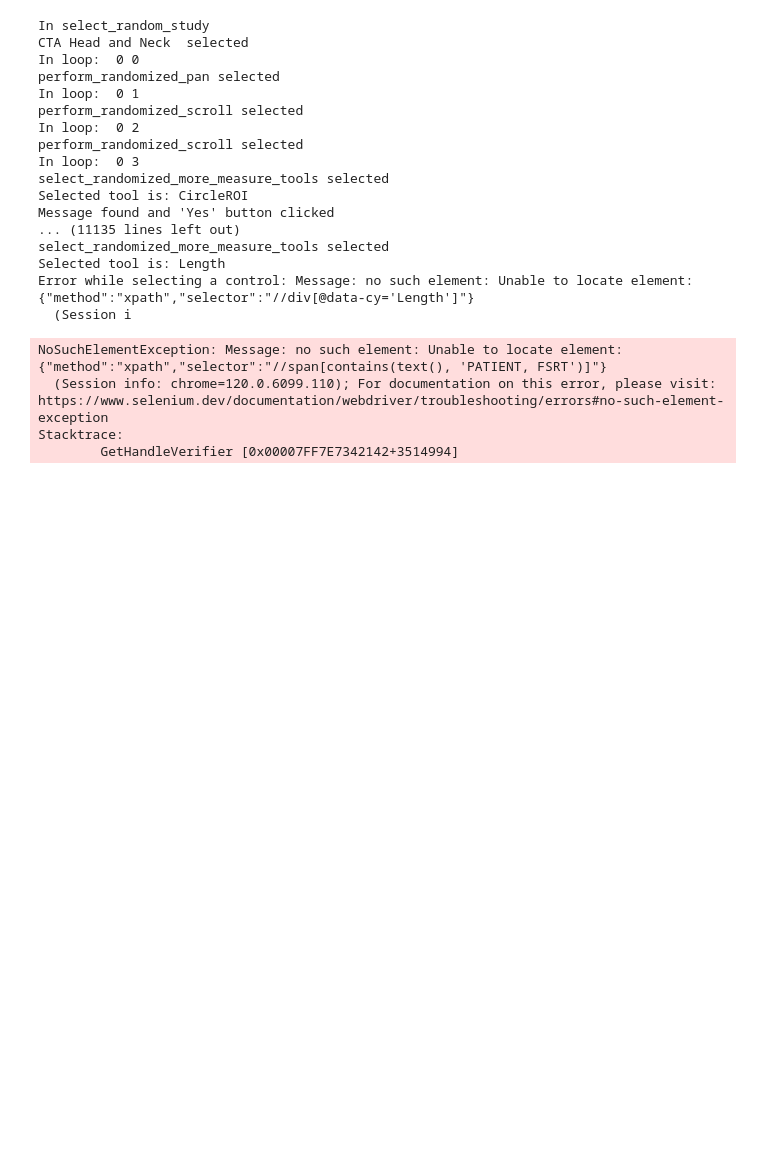
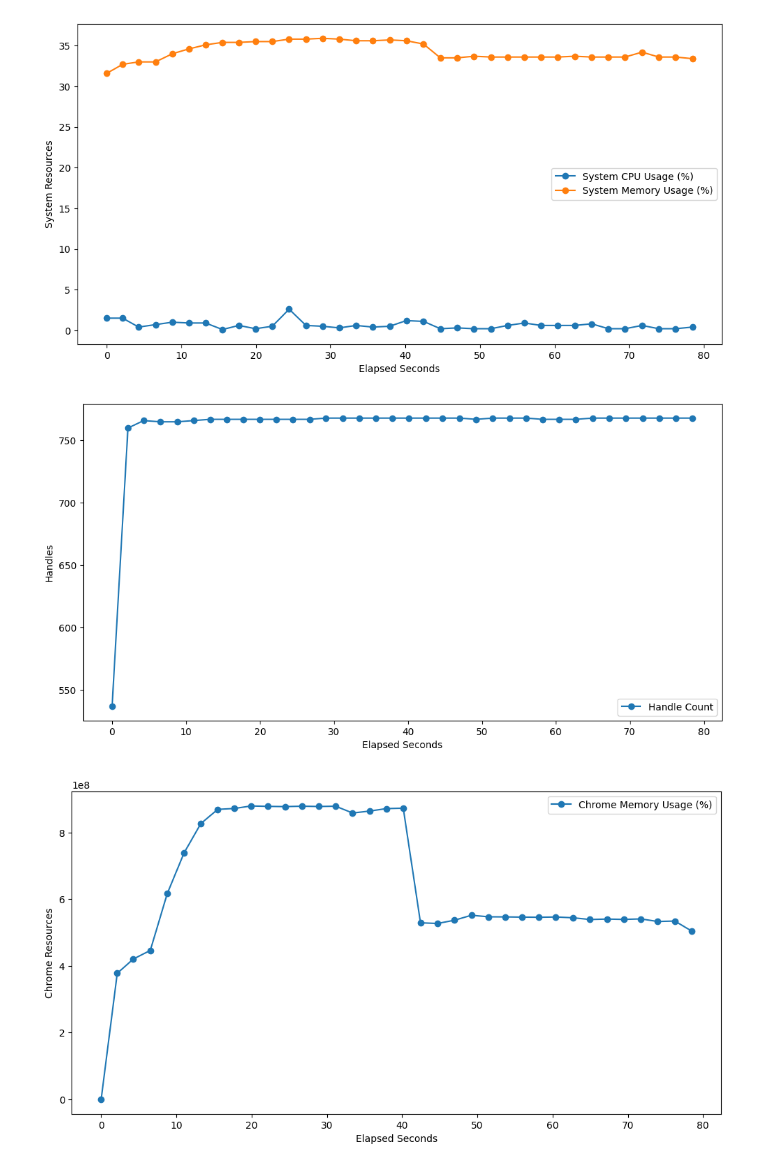
Before and after one commit to Fulmine-Labs/OHIF-stress-fuzz-test, a Jupyter notebook: OHIF stress fuzz test.ipynb, the cells around one changed output. Cells and saved outputs as stored; diff of their text form; code cells hidden in the pictures; blank space fills up the shorter version.

Commit message:
Updated Python code with seed setting, logging and resource usage plotting

```diff
--- a/OHIF stress fuzz test.ipynb
+++ b/OHIF stress fuzz test.ipynb
@@ -323,0 +412,13 @@ def select_randomized_more_tools(driver):
+# %%
+# Initialize empty lists to store data
+timestamps = []
+cpu_usage = []
+memory_usage = []
+chrome_memory_usage = []
+handle_usage = []
+collect_data_flag = True  # Flag to control data collection thread
+
+# Create a thread to run the data collection function
+data_collection_thread = threading.Thread(target=collect_data)
+data_collection_thread.daemon = True
+data_collection_thread.start()
@@ -358,7 +466,7 @@ current_window = gw.getActiveWindow()
 current_window.minimize()
 # %%
 # Random study selection
-for study in range(1000):
+for study in range(study_count):
 
     # (Re)open OHIF Viewer
     driver.get('https://viewer.ohif.org/')
@@ -385,9 +493,8 @@ for study in range(1000):
     time.sleep(2)
 
     # Random operations on the study
-    for operation in range(20):  # Repeat random actions with random parameters
-        if verbose:
-            print ("In loop: ", study, operation)
+    for operation in range(action_count):  # Repeat random actions with random parameters
+        iprint ("In loop: " + str(study) + " " + str(operation))
 
         # Randomly select an action
         selected_action = random.choice([perform_randomized_scroll, perform_randomized_zoom, perform_randomized_pan,
@@ -398,25 +505,39 @@ for study in range(1000):
         selected_action(driver)
 
         time.sleep(0.1)
-# %% [output]
-In select_random_study
-CTA Head and Neck  selected
-In loop:  0 0
-perform_randomized_pan selected
-In loop:  0 1
-perform_randomized_scroll selected
-In loop:  0 2
-perform_randomized_scroll selected
-In loop:  0 3
-select_randomized_more_measure_tools selected
-Selected tool is: CircleROI
-Message found and 'Yes' button clicked
-... (11135 lines left out)
-select_randomized_more_measure_tools selected
-Selected tool is: Length
-Error while selecting a control: Message: no such element: Unable to locate element: {"method":"xpath","selector":"//div[@data-cy='Length']"}
-  (Session i
-NoSuchElementException: Message: no such element: Unable to locate element: {"method":"xpath","selector":"//span[contains(text(), 'PATIENT, FSRT')]"}
-  (Session info: chrome=120.0.6099.110); For documentation on this error, please visit: https://www.selenium.dev/documentation/webdriver/troubleshooting/errors#no-such-element-exception
-Stacktrace:
-        GetHandleVerifier [0x00007FF7E7342142+3514994]
+# %%
+# Stop the data collection thread cleanly
+collect_data_flag = False
+data_collection_thread.join()  # Wait for the data collection thread to finish
+
+# Calculate elapsed seconds relative to the first timestamp
+elapsed_seconds = [(timestamp - timestamps[0]) for timestamp in timestamps]
+
+# Plot the collected System memory and CPU data
+plt.figure(figsize=(12, 6))
+plt.plot(elapsed_seconds, cpu_usage, label='System CPU Usage (%)', marker='o')
+plt.plot(elapsed_seconds, memory_usage, label='System Memory Usage (%)', marker='o')
+plt.xlabel('Elapsed Seconds')
+plt.ylabel('System Resources')
+plt.legend()
+plt.show()
+
+# Plot the collected System handle count data
+plt.figure(figsize=(12, 6))
+plt.plot(elapsed_seconds, handle_usage, label='Handle Count', marker='o')
+plt.xlabel('Elapsed Seconds')
+plt.ylabel('Handles')
+plt.legend()
+plt.show()
+
+# Plot the collected Chome data
+plt.figure(figsize=(12, 6))
+plt.plot(elapsed_seconds, chrome_memory_usage, label='Chrome Memory Usage (%)', marker='o')
+plt.xlabel('Elapsed Seconds')
+plt.ylabel('Chrome Resources')
+plt.legend()
+plt.show()
+# %% [output]
+[figure, added]
+[figure, added]
+[figure, added]
```
Also changed, not shown: parts of 22 cells of this notebook.
